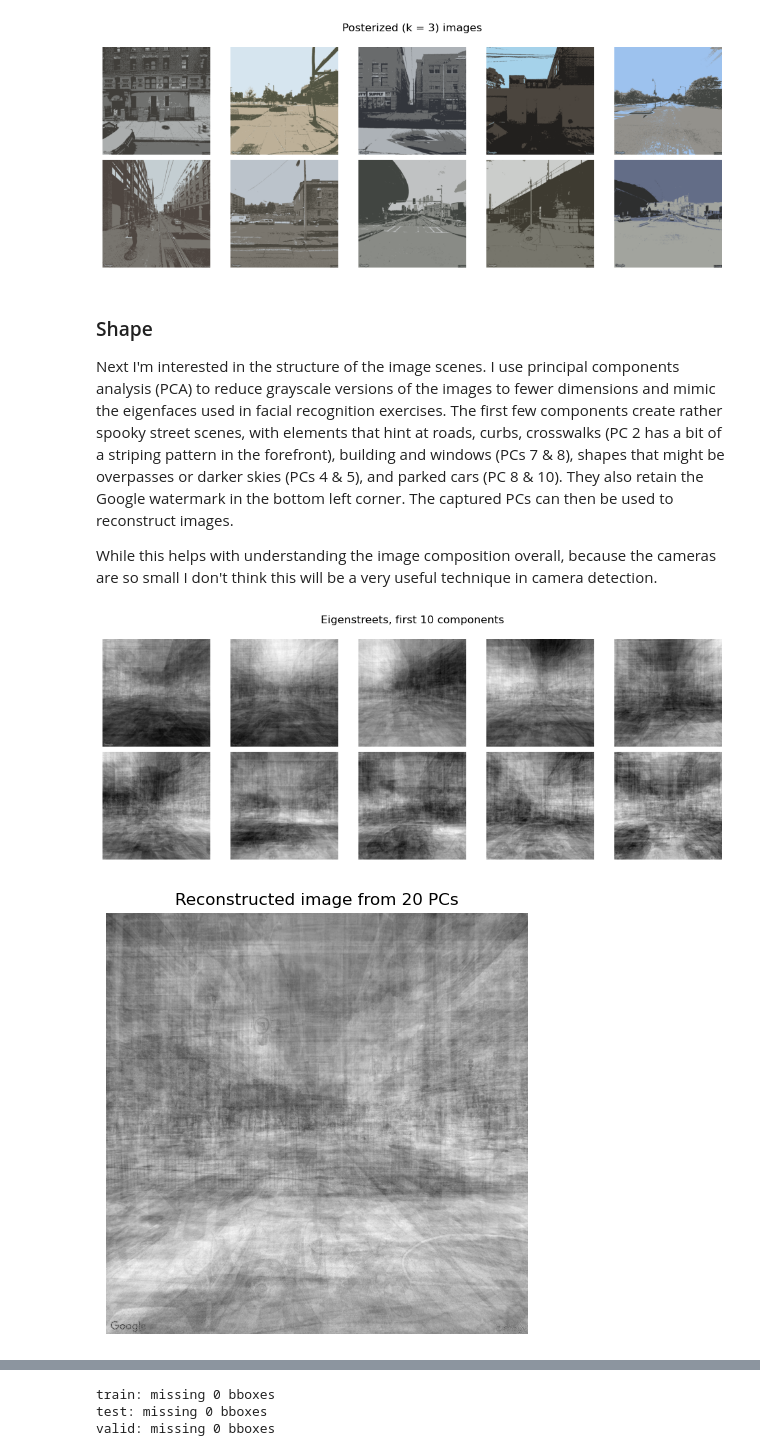
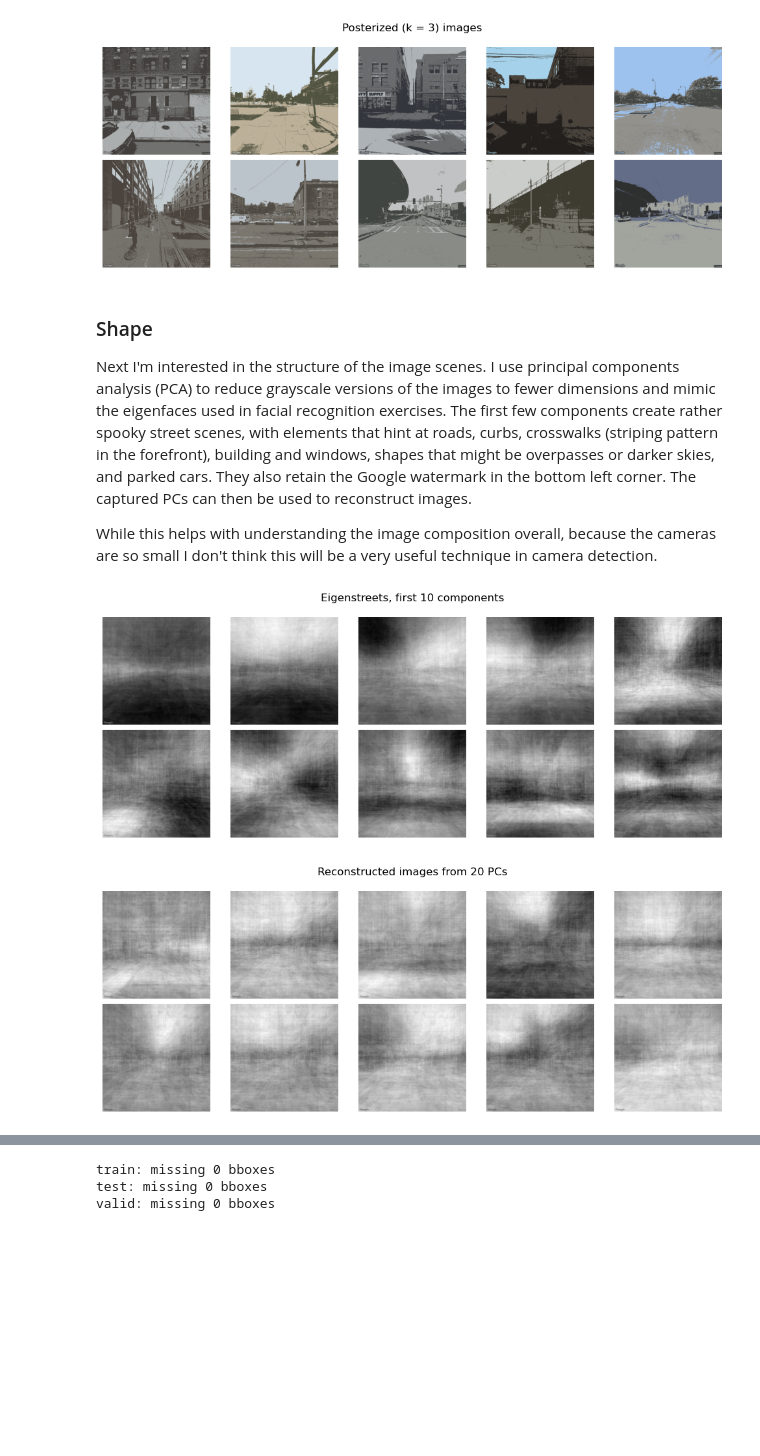
Before and after one commit to DATA-606-2023-FALL-MONDAY/seaberry_camille, a Jupyter notebook: src/eda_v2.ipynb, the cells around one changed output, grey strips where cells are left out. Drawn from its saved outputs; the diff is of its cells as text; code cells hidden in the pictures; blank space fills up the shorter version.

```diff
--- a/src/eda_v2.ipynb
+++ b/src/eda_v2.ipynb
@@ -91,7 +91,8 @@ def img_grid(imgs,
     plt.tight_layout()
     plt.show()
 # %%
-sv_samp = sv_meta['cv'].sample(n = 100, replace = False, random_state = 0)
+n_samp = 500
+sv_samp = sv_meta['cv'].sample(n = n_samp, replace = False, random_state = 0)
 img_grid(sv_samp.iloc[0:10], nrow = 2, figsize = (10, 4),
          title = 'First 10 images in Street View sample')
 # %% [output]
@@ -178,7 +179,7 @@ img_grid(poster_imgs, figsize = (10, 4), title = 'Posterized (k = 3) images')
 # %% [markdown]
 ### Shape
 
-Next I'm interested in the structure of the image scenes. I use principal components analysis (PCA) to reduce grayscale versions of the images to fewer dimensions and mimic the eigenfaces used in facial recognition exercises. The first few components create rather spooky street scenes, with elements that hint at roads, curbs, crosswalks (PC 2 has a bit of a striping pattern in the forefront), building and windows (PCs 7 & 8), shapes that might be overpasses or darker skies (PCs 4 & 5), and parked cars (PC 8 & 10). They also retain the Google watermark in the bottom left corner. The captured PCs can then be used to reconstruct images.
+Next I'm interested in the structure of the image scenes. I use principal components analysis (PCA) to reduce grayscale versions of the images to fewer dimensions and mimic the eigenfaces used in facial recognition exercises. The first few components create rather spooky street scenes, with elements that hint at roads, curbs, crosswalks (striping pattern in the forefront), building and windows, shapes that might be overpasses or darker skies, and parked cars. They also retain the Google watermark in the bottom left corner. The captured PCs can then be used to reconstruct images.
 
 While this helps with understanding the image composition overall, because the cameras are so small I don't think this will be a very useful technique in camera detection.
 # %%
@@ -196,16 +197,14 @@ img_grid(eigenstreets[0:10],
          nrow = 2, figsize = (10, 4), conv = None, cmap = 'gray',
          title = 'Eigenstreets, first 10 components')
 # %% [output]
-[figure, old version]
+[figure, new version]
 # %%
 recon = pca.inverse_transform(img_pca)
-plt.imshow(recon.reshape((100, 640, 640))[0], cmap = 'gray')
-plt.tight_layout()
-plt.axis('off')
-plt.title(f'Reconstructed image from {n_comps} PCs')
-plt.show()
+img_grid(recon.reshape((500, 640, 640))[0:10],
+         nrow = 2, figsize = (10, 4), conv = None, cmap = 'gray',
+         title = f'Reconstructed images from {n_comps} PCs')
 # %% [output]
-[figure, old version]
+[figure, new version]
 # %% [markdown]
 ### Feature mapping
 
```
Also changed, not shown: parts of 25 cells of this notebook, 3 other files.
